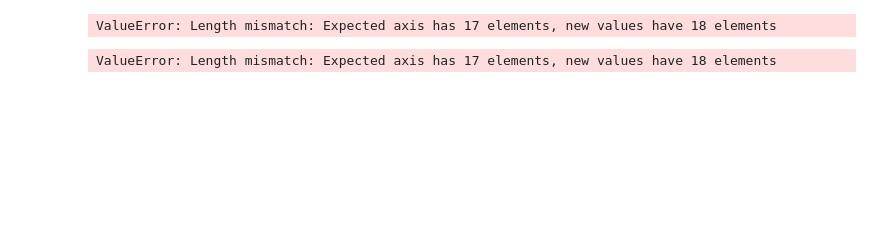
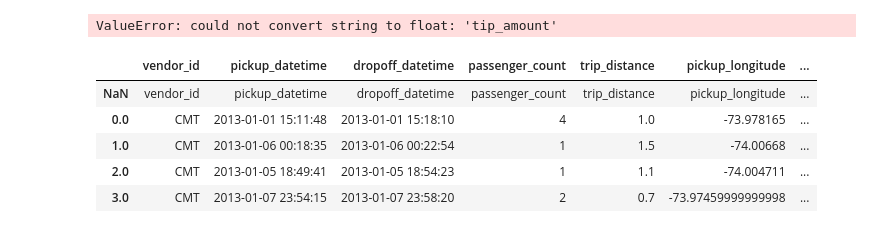
Before and after one commit to nevhan/imc-stem, a Jupyter notebook: examples/nyc_cab/nyc_cab.ipynb, the cells around one changed output. Saved outputs shown, nothing was run; the diff lists cells and outputs as text; code cells hidden in the pictures; blank space fills up the shorter version.

```diff
--- a/examples/nyc_cab/nyc_cab.ipynb
+++ b/examples/nyc_cab/nyc_cab.ipynb
@@ -48 +85,14 @@ pd.DataFrame([df.get_partition(i).columns for i in range(df.npartitions)])
+# %%
+hm_wide = HeatMap(
+    zip(data.pickup_latitude.values, data.pickup_longitude.values, data.tip_amount.astype(float)),
+    min_opacity=0.2,
+    max_val=data.tip_amount.max(),
+    radius=17, blur=15,
+    max_zoom=1,
+)
+
+
+hmap.add_to(nyc_map)
+# %% [output]
+ValueError: could not convert string to float: 'tip_amount'
 # %%
@@ -50,8 +100,11 @@ from dask import delayed
-# %%
-df
-# %% [output]
-ValueError: Length mismatch: Expected axis has 17 elements, new values have 18 elements
-# %%
-df.compute()
-# %% [output]
-ValueError: Length mismatch: Expected axis has 17 elements, new values have 18 elements
+# %%
+gdf = GeoDataFrame(data)
+# %%
+gdf
+# %% [output]
+|  | vendor_id | pickup_datetime | dropoff_datetime | passenger_count | trip_distance | pickup_longitude | ... |
+| NaN | vendor_id | pickup_datetime | dropoff_datetime | passenger_count | trip_distance | pickup_longitude | ... |
+| 0.0 | CMT | 2013-01-01 15:11:48 | 2013-01-01 15:18:10 | 4 | 1.0 | -73.978165 | ... |
+| 1.0 | CMT | 2013-01-06 00:18:35 | 2013-01-06 00:22:54 | 1 | 1.5 | -74.00668 | ... |
+| 2.0 | CMT | 2013-01-05 18:49:41 | 2013-01-05 18:54:23 | 1 | 1.1 | -74.004711 | ... |
+| 3.0 | CMT | 2013-01-07 23:54:15 | 2013-01-07 23:58:20 | 2 | 0.7 | -73.97459999999998 | ... |
```
Also changed, not shown: parts of 16 cells of this notebook, 4 other files.
